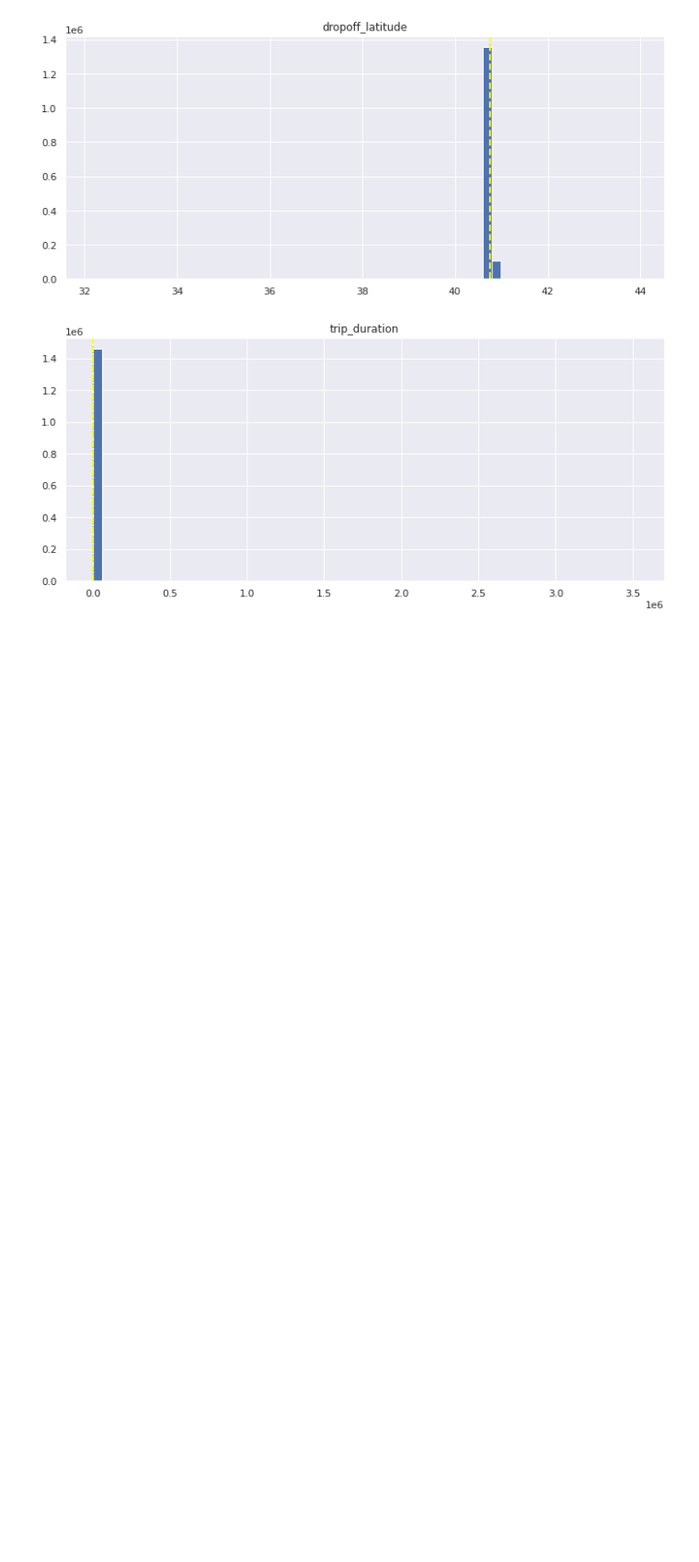
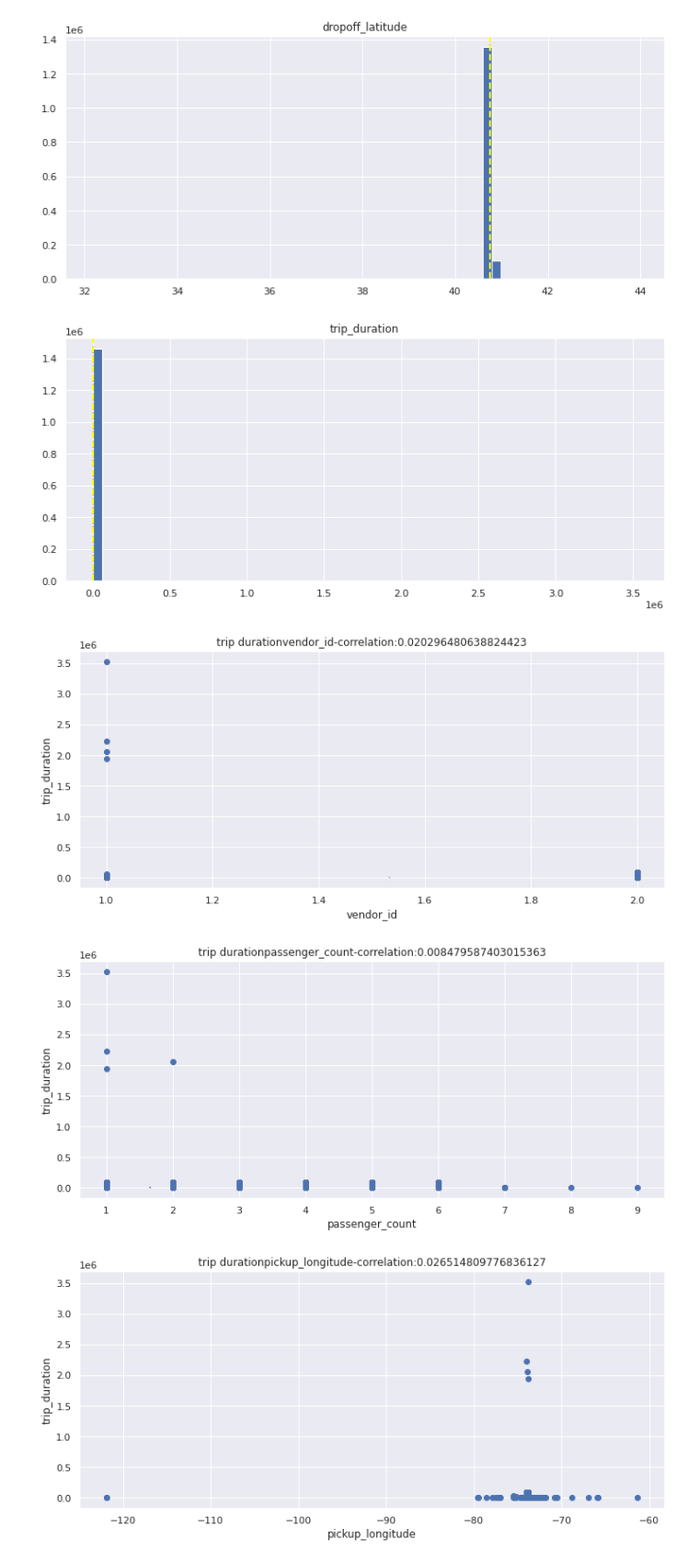
Before and after one commit to Creatrohit9/2-CAPSTON-ROHIT-BHADAURIYA-NYC-TAXI-TRIP-TIME-PRIDICTION, a Jupyter notebook: NYC_TAXI_TRIP_TIME_PRIDICTION_ROHITBHADAURIYA_2_Capstone_Project.ipynb, the cells around one changed output. Shown at 92% size. Cells and saved outputs as stored; diff of their text form; code cells hidden in the pictures; blank space fills up the shorter version.

Commit message:
Commit for scatter plot and correlation plot between trip time and different features

```diff
--- a/NYC_TAXI_TRIP_TIME_PRIDICTION_ROHITBHADAURIYA_2_Capstone_Project.ipynb
+++ b/NYC_TAXI_TRIP_TIME_PRIDICTION_ROHITBHADAURIYA_2_Capstone_Project.ipynb
@@ -321,3 +321,23 @@ plt.show()
 [figure]
 [figure]
 [figure]
+# %%
+# let plot a scatter plot for making more understanding about our data
+for col in taxi_feature:
+  visual3=plt.figure(figsize=(12,5))
+  ax=visual3.gca()
+  feature_taxi=taxi_df[col]
+  label=taxi_df['trip_duration']
+  correlation=feature_taxi.corr(label)
+  plt.scatter(x=feature_taxi,y=label)
+  plt.xlabel(col)
+  plt.ylabel('trip_duration')
+  ax.set_title('trip duration' + col + '-correlation:' + str(correlation))
+  p=np.polyfit(taxi_df['trip_duration'],taxi_df[col],1)
+  y=np.poly1d(p)(taxi_df[col])
+  plt.plot(y,taxi_df[col])
+plt.show()
+# %% [output]
+[figure, added]
+[figure, added]
+[figure, added]
```
Also changed, not shown: parts of 1 cell of this notebook.
